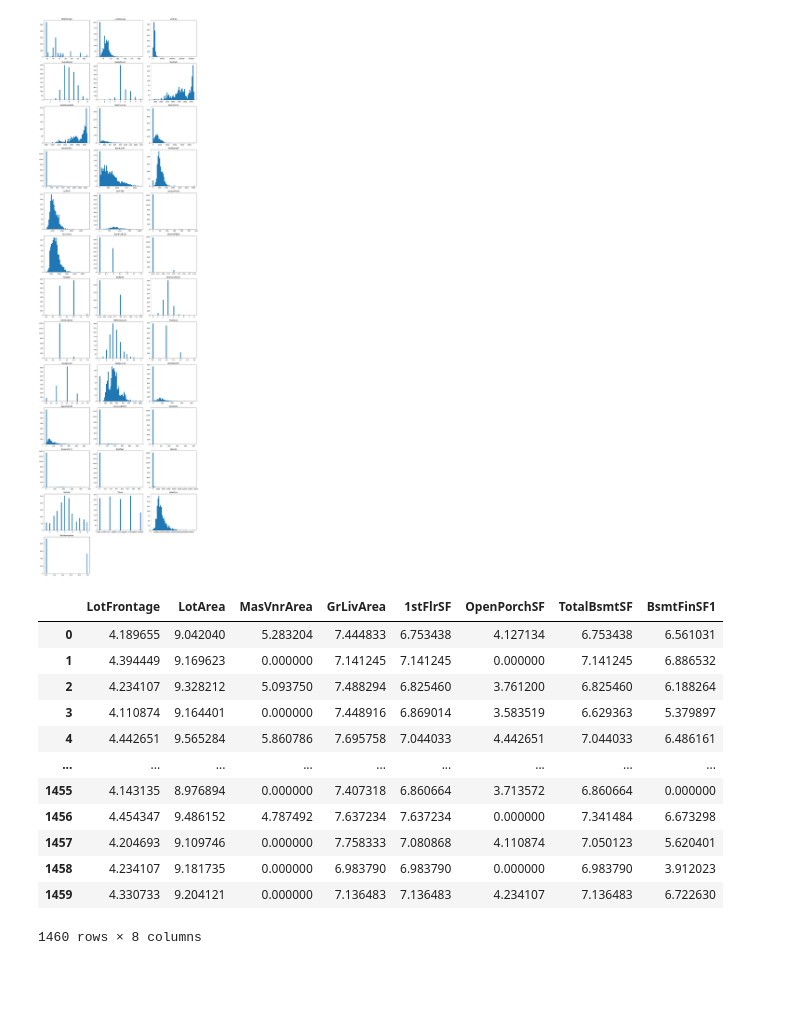
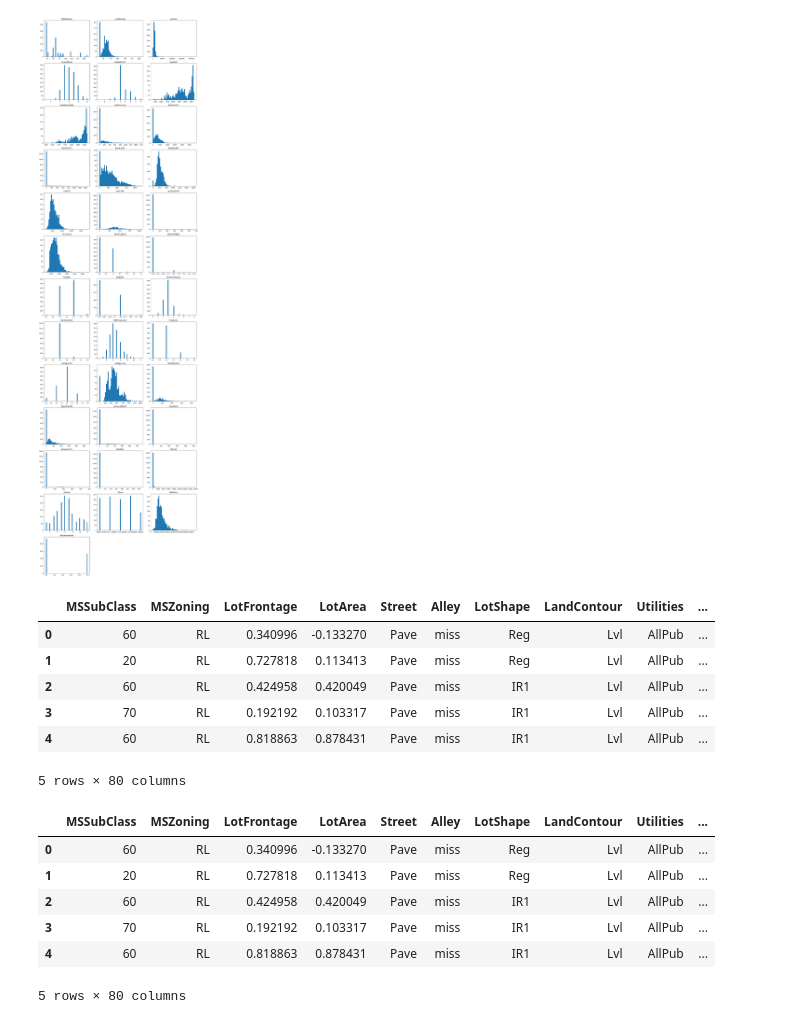
Before and after one commit to kosinus2000/RegresionModel, a Jupyter notebook: notebooks/02_data_edition.ipynb, the cells around one changed output. Drawn from its saved outputs; the diff is of its cells as text; code cells hidden in the pictures; blank space fills up the shorter version.

Commit message:
done: - minmax - std transformer - log transformer

```diff
--- a/notebooks/02_data_edition.ipynb
+++ b/notebooks/02_data_edition.ipynb
@@ -437,29 +439,55 @@ plt.tight_layout()
 plt.show()
 # %% [output]
 [figure]
+# %%
+df = houses_raw.copy()
 # %%
-multimodal_cols = ['GarageArea']
+from sklearn.preprocessing import StandardScaler
+
+standard_scale_cols = [
+    'OverallQual', 'OverallCond', 'YearBuilt', 'YearRemodAdd',
+    'GarageCars', 'TotRmsAbvGrd', 'Fireplaces', 'FullBath'
+]
+std_scaler = StandardScaler()
+df[standard_scale_cols] = std_scaler.fit_transform(df[standard_scale_cols])
 # %%
-heavy_tail_cols = ['LotFrontage','LotArea','MasVnrArea','GrLivArea', '1stFlrSF', 'OpenPorchSF', 'TotalBsmtSF', 'BsmtFinSF1'] # ,'BsmtFinSF2', 'BsmtUnfSF',' 'WoodDeckSF', 'EnclosedPorch', 'MiscVal']
+from sklearn.preprocessing import FunctionTransformer
+from sklearn.preprocessing import StandardScaler
+
+log_then_scale_cols = ['LotFrontage','LotArea','MasVnrArea','GrLivArea', '1stFlrSF', 'OpenPorchSF', 'TotalBsmtSF', 'BsmtFinSF1'] # ,'BsmtFinSF2', 'BsmtUnfSF',' 'WoodDeckSF', 'EnclosedPorch', 'MiscVal']
+
+log_transformer = FunctionTransformer(func=np.log1p, inverse_func= np.expm1)
+df[log_then_scale_cols] = log_transformer.fit_transform(df[log_then_scale_cols])
+df[log_then_scale_cols] = std_scaler.fit_transform(df[log_then_scale_cols])
+df.head()
+# %% [output]
+|  | MSSubClass | MSZoning | LotFrontage | LotArea | Street | Alley | LotShape | LandContour | Utilities | ... |
+| 0 | 60 | RL | 0.340996 | -0.133270 | Pave | miss | Reg | Lvl | AllPub | ... |
+| 1 | 20 | RL | 0.727818 | 0.113413 | Pave | miss | Reg | Lvl | AllPub | ... |
+| 2 | 60 | RL | 0.424958 | 0.420049 | Pave | miss | IR1 | Lvl | AllPub | ... |
+| 3 | 70 | RL | 0.192192 | 0.103317 | Pave | miss | IR1 | Lvl | AllPub | ... |
+| 4 | 60 | RL | 0.818863 | 0.878431 | Pave | miss | IR1 | Lvl | AllPub | ... |
+5 rows × 80 columns
-# %%
-from sklearn.preprocessing import FunctionTransformer
-
-log_transformer = FunctionTransformer(np.log1p, inverse_func=np.expm1, )
-log_pop = log_transformer.transform(houses_raw[heavy_tail_cols])
-
-log_pop
-# %% [output]
-|  | LotFrontage | LotArea | MasVnrArea | GrLivArea | 1stFlrSF | OpenPorchSF | TotalBsmtSF | BsmtFinSF1 |
-| 0 | 4.189655 | 9.042040 | 5.283204 | 7.444833 | 6.753438 | 4.127134 | 6.753438 | 6.561031 |
-| 1 | 4.394449 | 9.169623 | 0.000000 | 7.141245 | 7.141245 | 0.000000 | 7.141245 | 6.886532 |
-| 2 | 4.234107 | 9.328212 | 5.093750 | 7.488294 | 6.825460 | 3.761200 | 6.825460 | 6.188264 |
-| 3 | 4.110874 | 9.164401 | 0.000000 | 7.448916 | 6.869014 | 3.583519 | 6.629363 | 5.379897 |
-| 4 | 4.442651 | 9.565284 | 5.860786 | 7.695758 | 7.044033 | 4.442651 | 7.044033 | 6.486161 |
-| ... | ... | ... | ... | ... | ... | ... | ... | ... |
-| 1455 | 4.143135 | 8.976894 | 0.000000 | 7.407318 | 6.860664 | 3.713572 | 6.860664 | 0.000000 |
-| 1456 | 4.454347 | 9.486152 | 4.787492 | 7.637234 | 7.637234 | 0.000000 | 7.341484 | 6.673298 |
-| 1457 | 4.204693 | 9.109746 | 0.000000 | 7.758333 | 7.080868 | 4.110874 | 7.050123 | 5.620401 |
-| 1458 | 4.234107 | 9.181735 | 0.000000 | 6.983790 | 6.983790 | 0.000000 | 6.983790 | 3.912023 |
-| 1459 | 4.330733 | 9.204121 | 0.000000 | 7.136483 | 7.136483 | 4.234107 | 7.136483 | 6.722630 |
-1460 rows × 8 columns
+# %%
+from sklearn.preprocessing import MinMaxScaler
+
+minmax_cols = [
+    'OverallQual', 'OverallCond',
+    'YearBuilt', 'YearRemodAdd', 'YrSold',
+    'FullBath', 'HalfBath', 'BsmtFullBath', 'BsmtHalfBath',
+    'BedroomAbvGr', 'KitchenAbvGr', 'TotRmsAbvGrd',
+    'Fireplaces', 'GarageCars', 'MoSold'
+]
+minmax_scaler = MinMaxScaler()
+df[minmax_cols] = minmax_scaler.fit_transform(df[minmax_cols])
+df.head(
+)
+# %% [output]
+|  | MSSubClass | MSZoning | LotFrontage | LotArea | Street | Alley | LotShape | LandContour | Utilities | ... |
+| 0 | 60 | RL | 0.340996 | -0.133270 | Pave | miss | Reg | Lvl | AllPub | ... |
+| 1 | 20 | RL | 0.727818 | 0.113413 | Pave | miss | Reg | Lvl | AllPub | ... |
+| 2 | 60 | RL | 0.424958 | 0.420049 | Pave | miss | IR1 | Lvl | AllPub | ... |
+| 3 | 70 | RL | 0.192192 | 0.103317 | Pave | miss | IR1 | Lvl | AllPub | ... |
+| 4 | 60 | RL | 0.818863 | 0.878431 | Pave | miss | IR1 | Lvl | AllPub | ... |
+5 rows × 80 columns
 # %%
```
Also changed, not shown: parts of 4 cells of this notebook, 1 other file.
